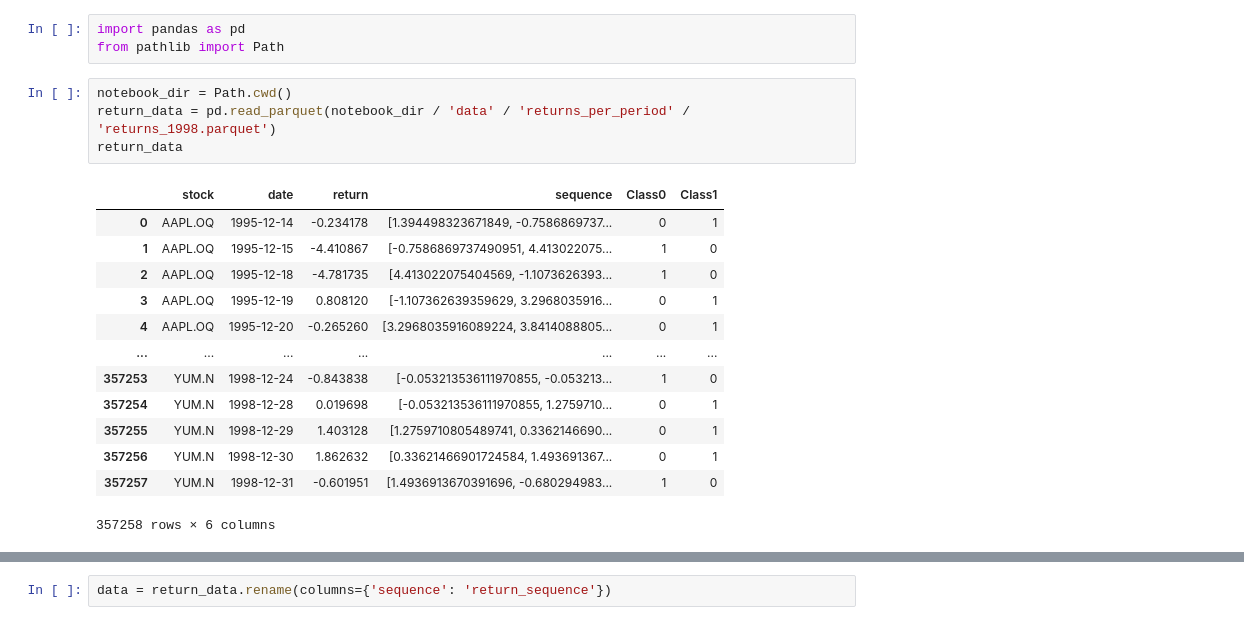
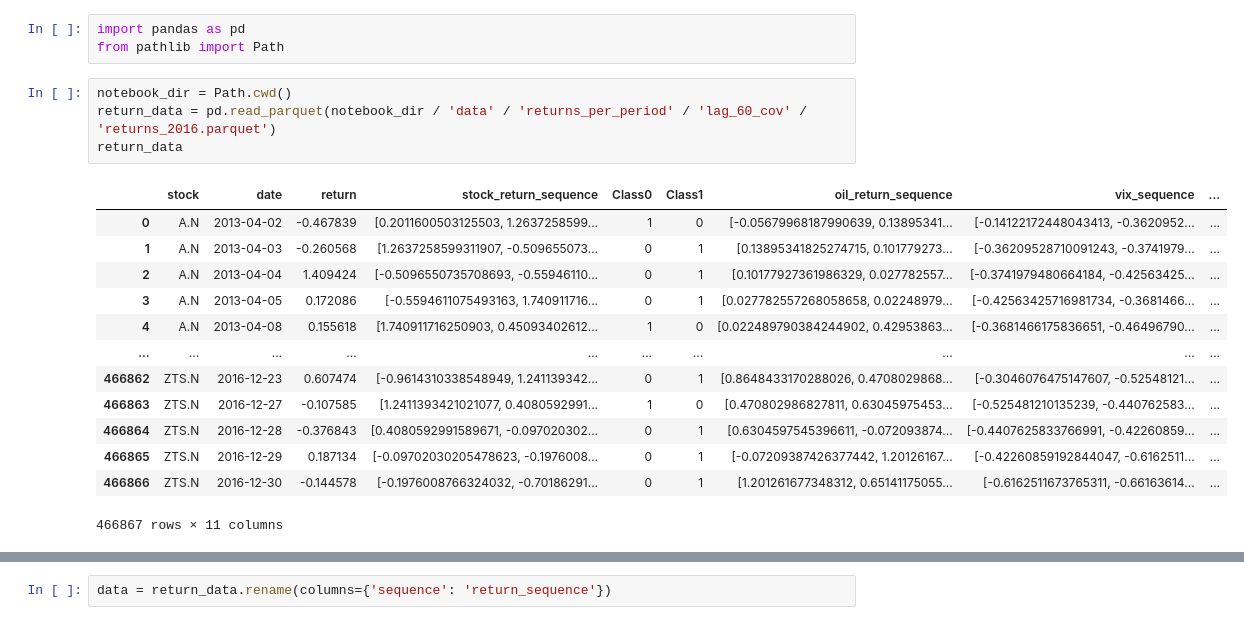
Before and after one commit to juliusd01/Deep_Learning, a Jupyter notebook: Research/Finance/Stock_Returns/Krauss/integrate_covariates.ipynb, the cells around one changed output, grey strips where cells are left out. Cells and saved outputs as stored; diff of their text form.

```diff
--- a/Research/Finance/Stock_Returns/Krauss/integrate_covariates.ipynb
+++ b/Research/Finance/Stock_Returns/Krauss/integrate_covariates.ipynb
@@ -3,19 +3,19 @@ import pandas as pd
 from pathlib import Path
 # %%
 notebook_dir = Path.cwd()
-return_data = pd.read_parquet(notebook_dir / 'data' / 'returns_per_period' / 'returns_1998.parquet')
+return_data = pd.read_parquet(notebook_dir / 'data' / 'returns_per_period' / 'lag_60_cov' / 'returns_2016.parquet')
 return_data
 # %% [output]
-|  | stock | date | return | sequence | Class0 | Class1 |
-| 0 | AAPL.OQ | 1995-12-14 | -0.234178 | [1.394498323671849, -0.7586869737... | 0 | 1 |
-| 1 | AAPL.OQ | 1995-12-15 | -4.410867 | [-0.7586869737490951, 4.413022075... | 1 | 0 |
-| 2 | AAPL.OQ | 1995-12-18 | -4.781735 | [4.413022075404569, -1.1073626393... | 1 | 0 |
-| 3 | AAPL.OQ | 1995-12-19 | 0.808120 | [-1.107362639359629, 3.2968035916... | 0 | 1 |
-| 4 | AAPL.OQ | 1995-12-20 | -0.265260 | [3.2968035916089224, 3.8414088805... | 0 | 1 |
-| ... | ... | ... | ... | ... | ... | ... |
-| 357253 | YUM.N | 1998-12-24 | -0.843838 | [-0.053213536111970855, -0.053213... | 1 | 0 |
-| 357254 | YUM.N | 1998-12-28 | 0.019698 | [-0.053213536111970855, 1.2759710... | 0 | 1 |
-| 357255 | YUM.N | 1998-12-29 | 1.403128 | [1.2759710805489741, 0.3362146690... | 0 | 1 |
-| 357256 | YUM.N | 1998-12-30 | 1.862632 | [0.33621466901724584, 1.493691367... | 0 | 1 |
-| 357257 | YUM.N | 1998-12-31 | -0.601951 | [1.4936913670391696, -0.680294983... | 1 | 0 |
+|  | stock | date | return | stock_return_sequence | Class0 | Class1 | oil_return_sequence | vix_sequence | ... |
+| 0 | A.N | 2013-04-02 | -0.467839 | [0.2011600503125503, 1.2637258599... | 1 | 0 | [-0.05679968187990639, 0.13895341... | [-0.14122172448043413, -0.3620952... | ... |
+| 1 | A.N | 2013-04-03 | -0.260568 | [1.2637258599311907, -0.509655073... | 0 | 1 | [0.13895341825274715, 0.101779273... | [-0.36209528710091243, -0.3741979... | ... |
+| 2 | A.N | 2013-04-04 | 1.409424 | [-0.5096550735708693, -0.55946110... | 0 | 1 | [0.10177927361986329, 0.027782557... | [-0.3741979480664184, -0.42563425... | ... |
+| 3 | A.N | 2013-04-05 | 0.172086 | [-0.5594611075493163, 1.740911716... | 0 | 1 | [0.027782557268058658, 0.02248979... | [-0.42563425716981734, -0.3681466... | ... |
+| 4 | A.N | 2013-04-08 | 0.155618 | [1.740911716250903, 0.45093402612... | 1 | 0 | [0.022489790384244902, 0.42953863... | [-0.3681466175836651, -0.46496790... | ... |
+| ... | ... | ... | ... | ... | ... | ... | ... | ... | ... |
+| 466862 | ZTS.N | 2016-12-23 | 0.607474 | [-0.9614310338548949, 1.241139342... | 0 | 1 | [0.8648433170288026, 0.4708029868... | [-0.3046076475147607, -0.52548121... | ... |
+| 466863 | ZTS.N | 2016-12-27 | -0.107585 | [1.2411393421021077, 0.4080592991... | 1 | 0 | [0.470802986827811, 0.63045975453... | [-0.525481210135239, -0.440762583... | ... |
+| 466864 | ZTS.N | 2016-12-28 | -0.376843 | [0.4080592991589671, -0.097020302... | 0 | 1 | [0.6304597545396611, -0.072093874... | [-0.4407625833766991, -0.42260859... | ... |
+| 466865 | ZTS.N | 2016-12-29 | 0.187134 | [-0.09702030205478623, -0.1976008... | 0 | 1 | [-0.07209387426377442, 1.20126167... | [-0.42260859192844047, -0.6162511... | ... |
+| 466866 | ZTS.N | 2016-12-30 | -0.144578 | [-0.1976008766324032, -0.70186291... | 0 | 1 | [1.201261677348312, 0.65141175055... | [-0.6162511673765311, -0.66163614... | ... |
-357258 rows × 6 columns
+466867 rows × 11 columns
```
Also changed, not shown: parts of 5 cells of this notebook, 10 other files.
